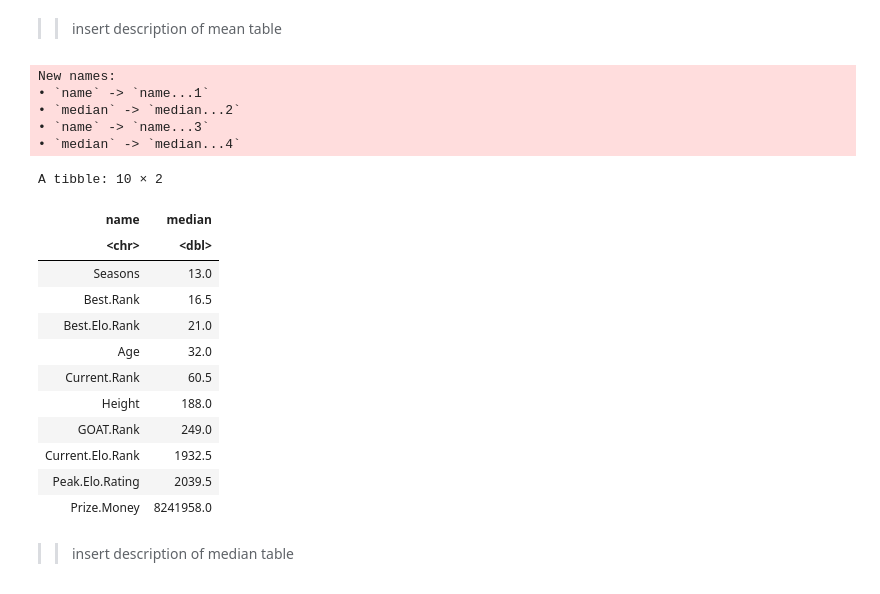
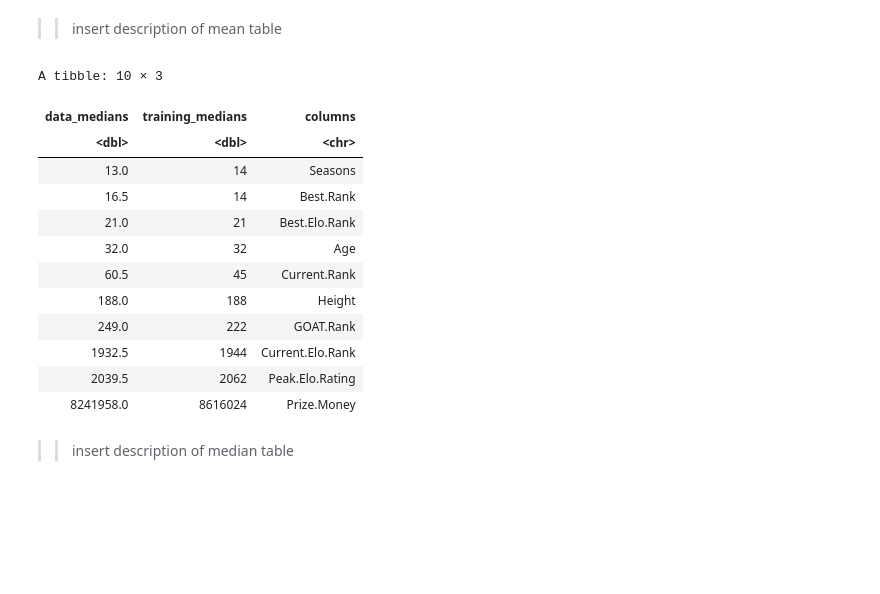
Before and after one commit to harmonyam/dsci100_project, a Jupyter notebook: project_final_draft.ipynb, the cells around one changed output. Saved outputs shown, nothing was run; the diff lists cells and outputs as text; code cells hidden in the pictures; blank space fills up the shorter version.

Commit message:
clean up the code for summary tables

```diff
--- a/project_final_draft.ipynb
+++ b/project_final_draft.ipynb
@@ -100,38 +123,34 @@ player_stats_means_train <- map_dbl(player_stats_train, mean) |>
 # %% [markdown]
 >> insert description of mean table
 # %%
+player_stats_medians_train <- map_dbl(player_stats_train, median) |>
+                           enframe() |>
+                           arrange(value) |>
+                           mutate(training_medians = value, columns = name) |>
+                           select(-value, -name)
+
 player_stats_medians_all <- map_dbl(player_stats_tidy, median) |>
                            enframe() |>
                            arrange(value) |>
-                           mutate(median = value) |>
-                           select(-value)
+                           mutate(data_medians = value) |>
+                           bind_cols(player_stats_medians_train) |>
+                           select(-name, -value)
 
-player_stats_medians_train <- map_dbl(player_stats_train, median) |>
-                           enframe() |>
-                           arrange(value) |>
-                           mutate(median = value) |>
-                           select(-value) |>
-                           bind_cols(player_stats_medians_all)
 player_stats_medians_all
 # %% [output]
-New names:
-• `name` -> `name...1`
-• `median` -> `median...2`
-• `name` -> `name...3`
-• `median` -> `median...4`
+A tibble: 10 × 3
-A tibble: 10 × 2
-| name | median |
-| <chr> | <dbl> |
-| Seasons | 13.0 |
-| Best.Rank | 16.5 |
-| Best.Elo.Rank | 21.0 |
-| Age | 32.0 |
-| Current.Rank | 60.5 |
-| Height | 188.0 |
-| GOAT.Rank | 249.0 |
-| Current.Elo.Rank | 1932.5 |
-| Peak.Elo.Rating | 2039.5 |
-| Prize.Money | 8241958.0 |
+| data_medians | training_medians | columns |
+| <dbl> | <dbl> | <chr> |
+| 13.0 | 14 | Seasons |
+| 16.5 | 14 | Best.Rank |
+| 21.0 | 21 | Best.Elo.Rank |
+| 32.0 | 32 | Age |
+| 60.5 | 45 | Current.Rank |
+| 188.0 | 188 | Height |
+| 249.0 | 222 | GOAT.Rank |
+| 1932.5 | 1944 | Current.Elo.Rank |
+| 2039.5 | 2062 | Peak.Elo.Rating |
+| 8241958.0 | 8616024 | Prize.Money |
 # %% [markdown]
 >> insert description of median table
 # %%
```
Also changed, not shown: parts of 15 cells of this notebook.
